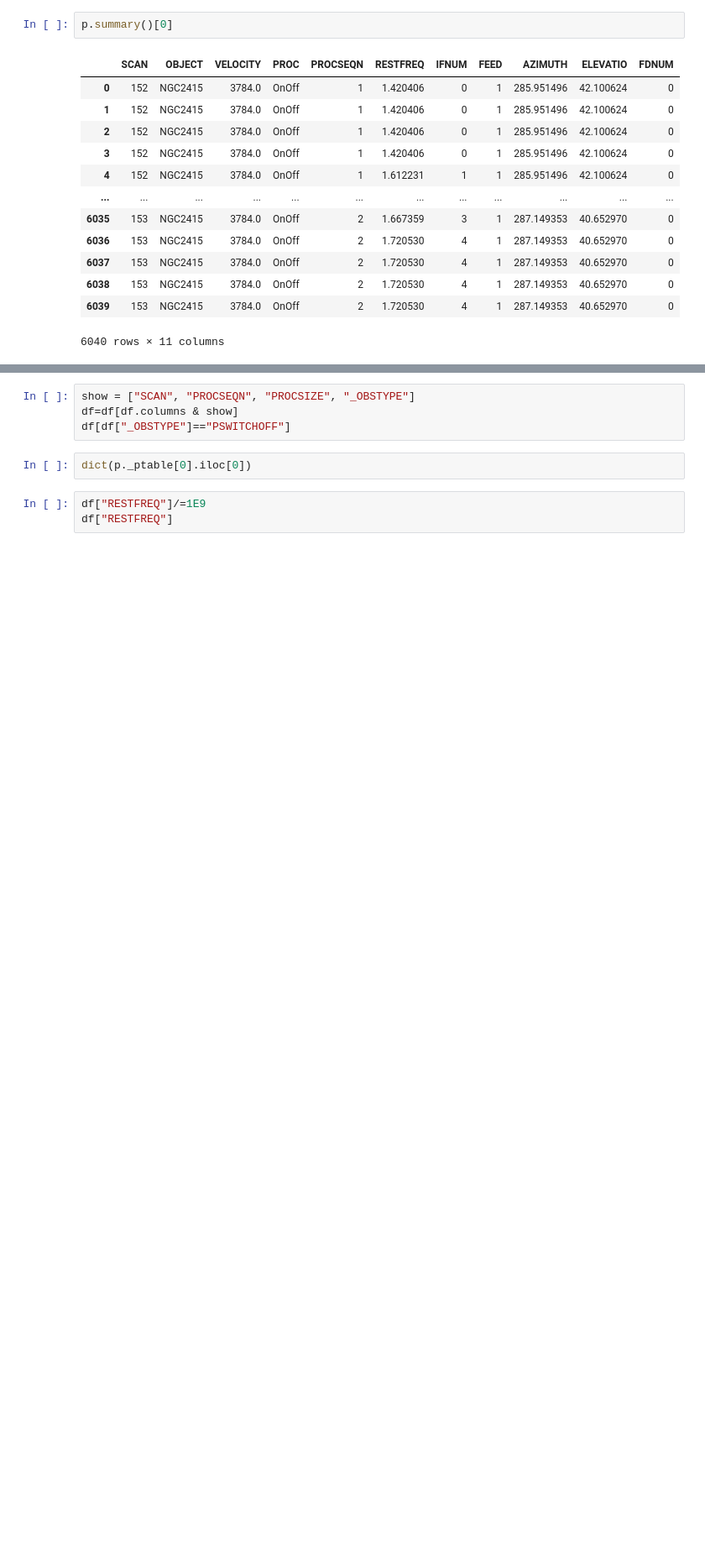
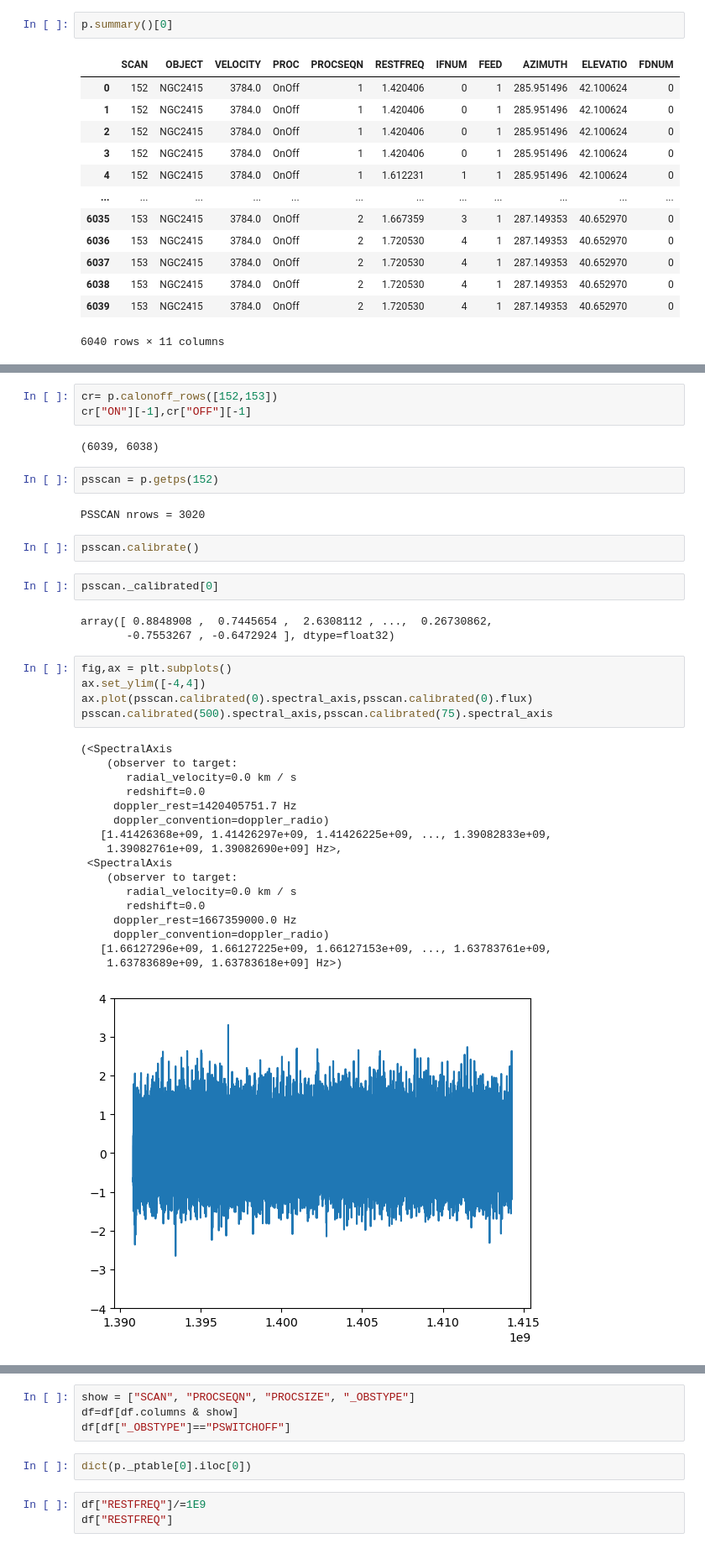
Before and after one commit to GreenBankObservatory/dysh, a Jupyter notebook: notebooks/test_spectra.ipynb, the cells around one changed output, grey strips where cells are left out. Shown at 84% size. Cells and saved outputs as stored; diff of their text form; blank space fills up the shorter version.

Commit message:
PSscan and GBTPSScan, no selection by feed number, pol number yet

```diff
--- a/notebooks/test_spectra.ipynb
+++ b/notebooks/test_spectra.ipynb
@@ -111,0 +166,39 @@ p.summary()[0]
+# %%
+cr= p.calonoff_rows([152,153])
+cr["ON"][-1],cr["OFF"][-1]
+# %% [output]
+(6039, 6038)
+# %%
+psscan = p.getps(152)
+# %% [output]
+PSSCAN nrows = 3020
+# %%
+psscan.calibrate()
+# %%
+psscan._calibrated[0]
+# %% [output]
+array([ 0.8848908 ,  0.7445654 ,  2.6308112 , ...,  0.26730862,
+       -0.7553267 , -0.6472924 ], dtype=float32)
+# %%
+fig,ax = plt.subplots()
+ax.set_ylim([-4,4])
+ax.plot(psscan.calibrated(0).spectral_axis,psscan.calibrated(0).flux)
+psscan.calibrated(500).spectral_axis,psscan.calibrated(75).spectral_axis
+# %% [output]
+(<SpectralAxis
+    (observer to target:
+       radial_velocity=0.0 km / s
+       redshift=0.0
+     doppler_rest=1420405751.7 Hz
+     doppler_convention=doppler_radio)
+   [1.41426368e+09, 1.41426297e+09, 1.41426225e+09, ..., 1.39082833e+09,
+    1.39082761e+09, 1.39082690e+09] Hz>,
+ <SpectralAxis
+    (observer to target:
+       radial_velocity=0.0 km / s
+       redshift=0.0
+     doppler_rest=1667359000.0 Hz
+     doppler_convention=doppler_radio)
+   [1.66127296e+09, 1.66127225e+09, 1.66127153e+09, ..., 1.63783761e+09,
+    1.63783689e+09, 1.63783618e+09] Hz>)
+[figure, added]
```
Also changed, not shown: parts of 27 cells of this notebook, 4 other files.
